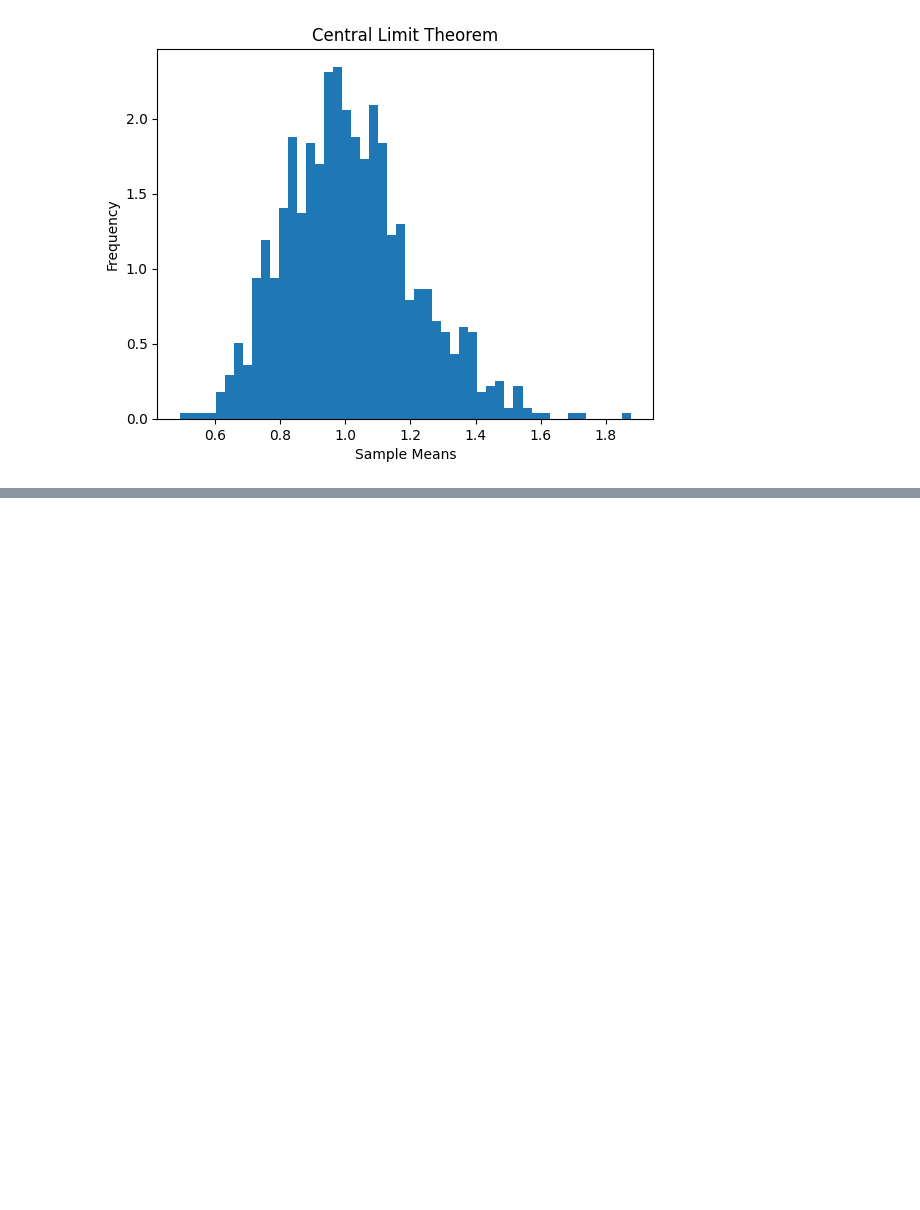
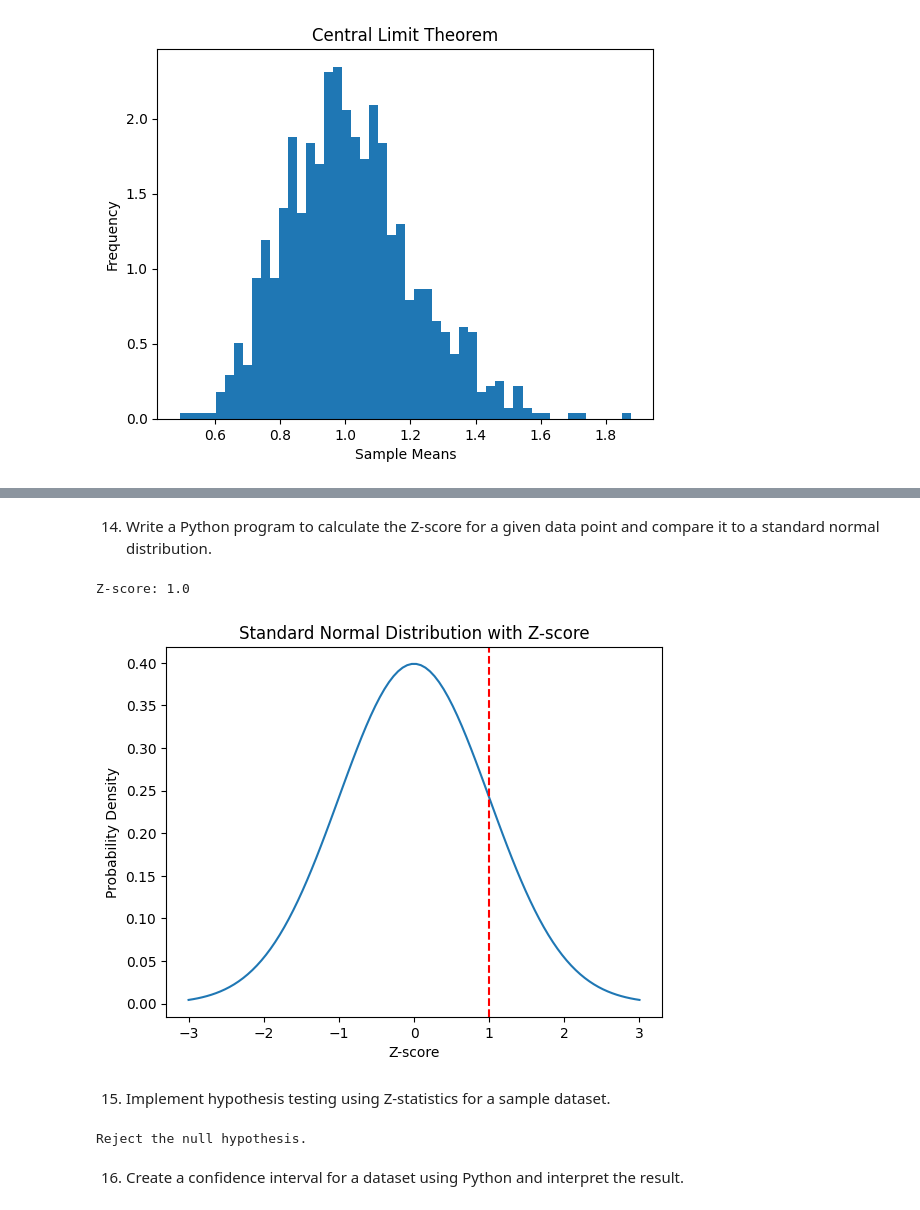
Before and after one commit to AenaMajumder/Statistics-Advance-Part-1-Assignment, a Jupyter notebook: Statistics_Advance_Part_1_Assignment.ipynb, the cells around one changed output, grey strips where cells are left out. Cells and saved outputs as stored; diff of their text form; code cells hidden in the pictures; blank space fills up the shorter version.

Commit message:
Statistics Advance Part 1 Assignment

```diff
--- a/Statistics_Advance_Part_1_Assignment.ipynb
+++ b/Statistics_Advance_Part_1_Assignment.ipynb
@@ -343,0 +441,64 @@ plt.show()
+# %% [markdown]
+14. Write a Python program to calculate the Z-score for a given data point and compare it to a standard normal distribution.
+# %%
+import numpy as np
+from scipy.stats import norm
+import matplotlib.pyplot as plt
+
+def calculate_z_score(data_point, mean, std_dev):
+    """
+    Calculates the Z-score for a given data point.
+    """
+    return (data_point - mean) / std_dev
+
+# Example usage
+data_point = 10
+mean = 8
+std_dev = 2
+
+z_score = calculate_z_score(data_point, mean, std_dev)
+
+print("Z-score:", z_score)
+
+# Plot the standard normal distribution and highlight the Z-score
+x = np.linspace(-3, 3, 100)
+y = norm.pdf(x, 0, 1)
+plt.plot(x, y)
+plt.axvline(z_score, color='r', linestyle='--')
+plt.xlabel('Z-score')
+plt.ylabel('Probability Density')
+plt.title('Standard Normal Distribution with Z-score')
+plt.show()
+# %% [output]
+Z-score: 1.0
+[figure, added]
+# %% [markdown]
+15. Implement hypothesis testing using Z-statistics for a sample dataset.
+# %%
+import numpy as np
+from scipy.stats import norm
+
+# Sample data
+sample_mean = 50
+population_mean = 48
+population_std = 5
+sample_size = 50
+
+# Calculate Z-statistic
+z_statistic = (sample_mean - population_mean) / (population_std / np.sqrt(sample_size))
+
+# Significance level (e.g., 0.05)
+alpha = 0.05
+
+# Calculate critical Z-value
+critical_z = norm.ppf(1 - alpha / 2)  # Two-tailed test
+
+# Compare Z-statistic with critical Z-value
+if abs(z_statistic) > critical_z:
+    print("Reject the null hypothesis.")
+else:
+    print("Fail to reject the null hypothesis.")
+# %% [output]
+Reject the null hypothesis.
+# %% [markdown]
+16. Create a confidence interval for a dataset using Python and interpret the result.
```
Also changed, not shown: parts of 17 cells of this notebook.
